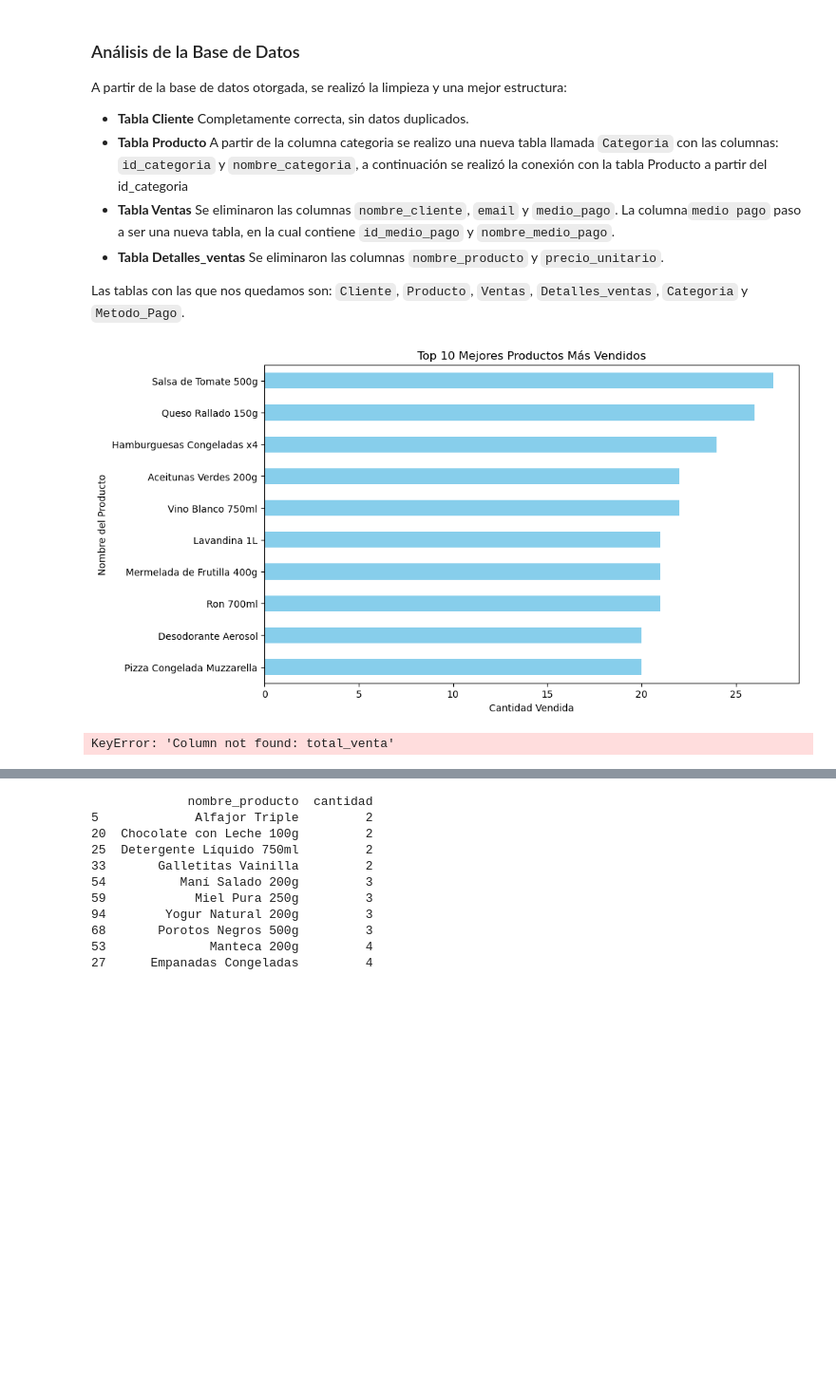
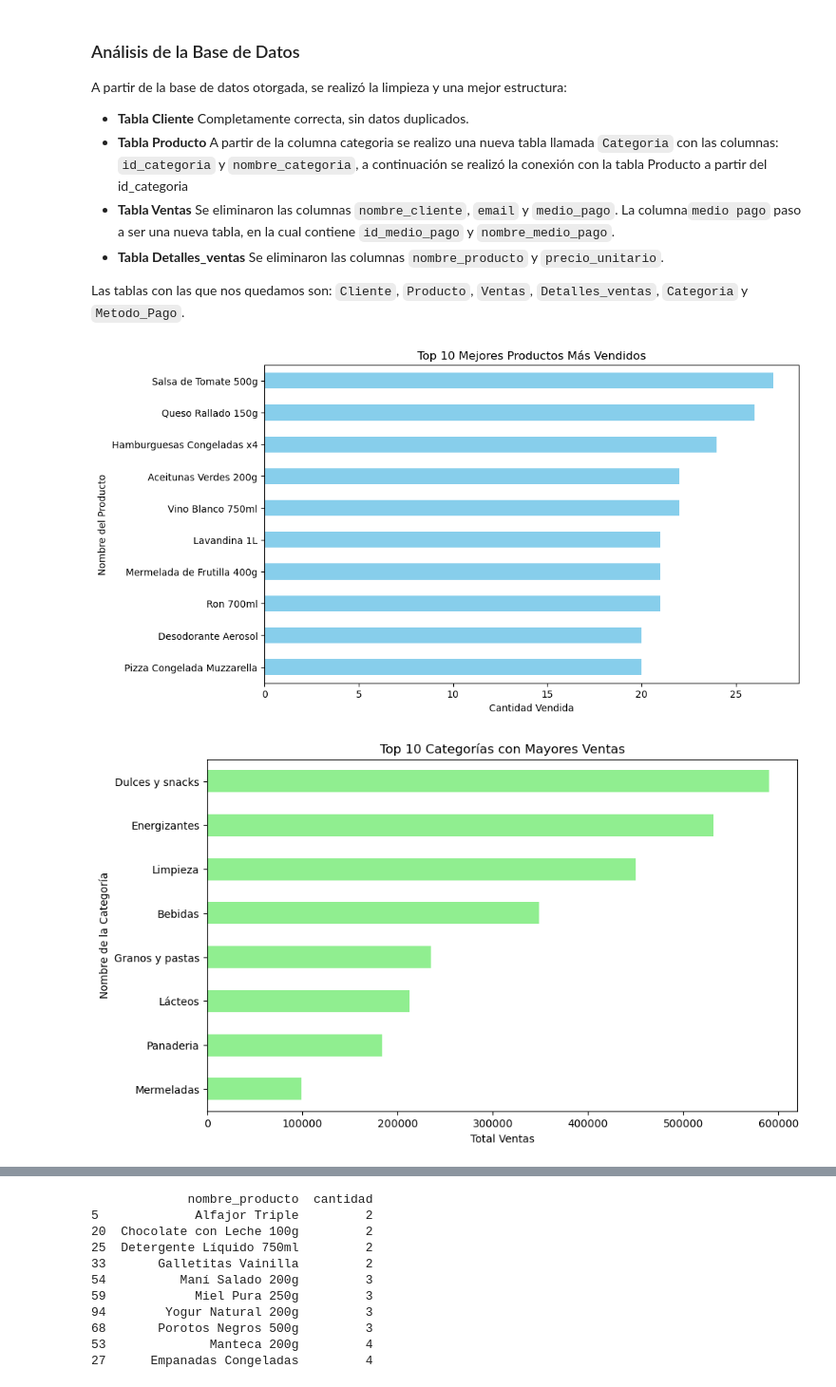
Before and after one commit to SirProg/proyecto-tienda-aurelion, a Jupyter notebook: limpieza.ipynb, the cells around one changed output, grey strips where cells are left out. Shown at 95% size. Drawn from its saved outputs; the diff is of its cells as text; code cells hidden in the pictures; blank space fills up the shorter version.

```diff
--- a/limpieza.ipynb
+++ b/limpieza.ipynb
@@ -25,35 +38,35 @@ df_metodos_pago = pd.read_excel('data/Metodo_Pago.xlsx')    # Tabla Metodos_de_P
 # %%
 # Unir tablas para análisis
 df_ventas_productos = df_detalle_ventas.merge(
     df_ventas, on='id_venta', how='left'
 ).merge(
     df_productos, on='id_producto', how='left'
 )
 
 # Top 10 mejores productos mas vendidos. Eje x: cantidad vendida, eje y: nombre del producto
 top_productos = df_ventas_productos.groupby('nombre_producto')['cantidad'].sum().nlargest(10)
 plt.figure(figsize=(10, 6))
 top_productos.plot(kind='barh', color='skyblue')
 plt.xlabel('Cantidad Vendida')
 plt.ylabel('Nombre del Producto')
 plt.title('Top 10 Mejores Productos Más Vendidos')
 plt.gca().invert_yaxis()  # Invertir el eje y para que el
 plt.show()
 
 # Top 10 categorias con mayores ventas. Eje x: total ventas, eje y: nombre de la categoria
 df_ventas_productos = df_ventas_productos.merge(
     df_categoria, on='id_categoria', how='left')
-top_categorias = df_ventas_productos.groupby('nombre_categoria')['total_venta'].sum().nlargest(10)
+top_categorias = df_ventas_productos.groupby('nombre_categoria')['importe'].sum().nlargest(10)
 plt.figure(figsize=(10, 6))
 top_categorias.plot(kind='barh', color='lightgreen')
 plt.xlabel('Total Ventas')
 plt.ylabel('Nombre de la Categoría')
 plt.title('Top 10 Categorías con Mayores Ventas')
 plt.gca().invert_yaxis()
 plt.show()
 # %% [output]
 [figure]
-KeyError: 'Column not found: total_venta'
+[figure, added]
 # %%
 # Unir tablas para análisis
 detalle_ventas_con_cliente = df_detalle_ventas.merge(
```
Also changed, not shown: parts of 3 cells of this notebook.
